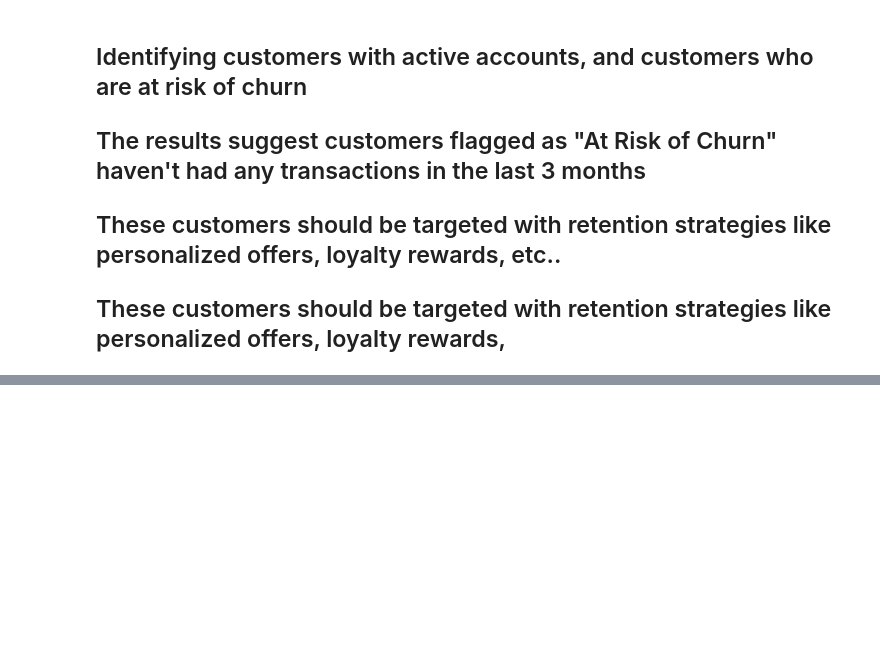
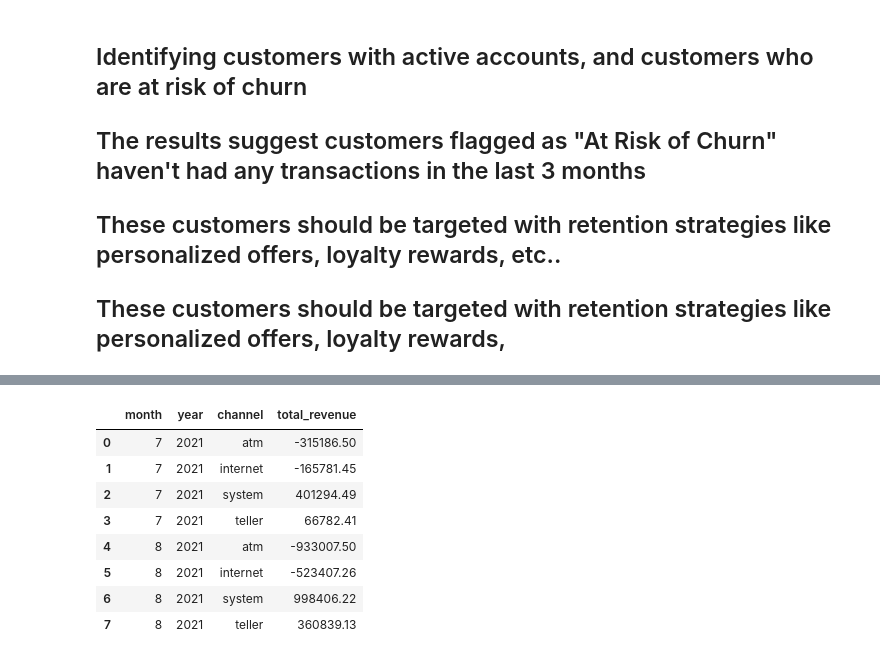
Before and after one commit to The-DigitalAcademy/EXPLORING-ABSA-DATASETS, a Jupyter notebook: keys.ipynb, the cells around one changed output, grey strips where cells are left out. Saved outputs shown, nothing was run; the diff lists cells and outputs as text; code cells hidden in the pictures; blank space fills up the shorter version.

```diff
--- a/keys.ipynb
+++ b/keys.ipynb
@@ -178,0 +206,27 @@ ORDER BY
+# %%
+import pandas as pd
+import matplotlib.pyplot as plt
+import seaborn as sns
+
+# Sample DataFrame (replace this with your actual data)
+data = {
+    'month': [7, 7, 7, 7, 8, 8, 8, 8, 9, 9, 9, 9, 10, 10, 10, 10, 11, 11, 11, 11, 12, 12, 12, 12, 1, 1, 1, 1, 2, 2, 2, 2, 3, 3, 3, 3, 4, 4, 4, 4, 5, 5, 5, 5, 6, 6, 6, 6, 7, 7, 7, 7, 8, 8, 8, 8,],
+    'year': [2021, 2021, 2021, 2021, 2021, 2021, 2021, 2021, 2021, 2021, 2021, 2021, 2021, 2021, 2021, 2021, 2021, 2021, 2021, 2021, 2021, 2021, 2021, 2021, 2022, 2022, 2022, 2022, 2022, 2022, 2022, 2022, 2022, 2022, 2022, 2022, 202],
+    'channel': ['atm', 'internet', 'system', 'teller', 'atm', 'internet', 'system', 'teller'],
+    'total_revenue': [-315186.5, -165781.45, 401294.49, 66782.41, -933007.5, -523407.26, 998406.22, 360839.13]
+}
+
+df = pd.DataFrame(data)
+
+# Display the dataframe to check if it's correct
+df
+# %% [output]
+|  | month | year | channel | total_revenue |
+| 0 | 7 | 2021 | atm | -315186.50 |
+| 1 | 7 | 2021 | internet | -165781.45 |
+| 2 | 7 | 2021 | system | 401294.49 |
+| 3 | 7 | 2021 | teller | 66782.41 |
+| 4 | 8 | 2021 | atm | -933007.50 |
+| 5 | 8 | 2021 | internet | -523407.26 |
+| 6 | 8 | 2021 | system | 998406.22 |
+| 7 | 8 | 2021 | teller | 360839.13 |
```
Also changed, not shown: parts of 10 cells of this notebook.
